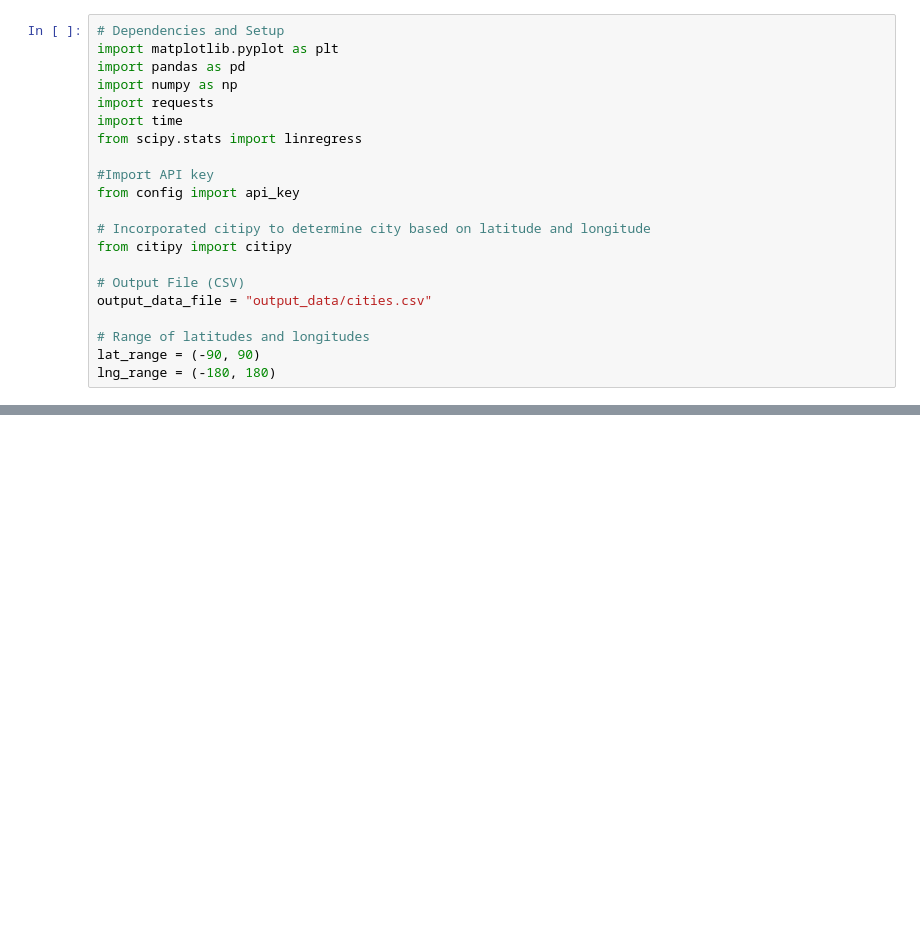
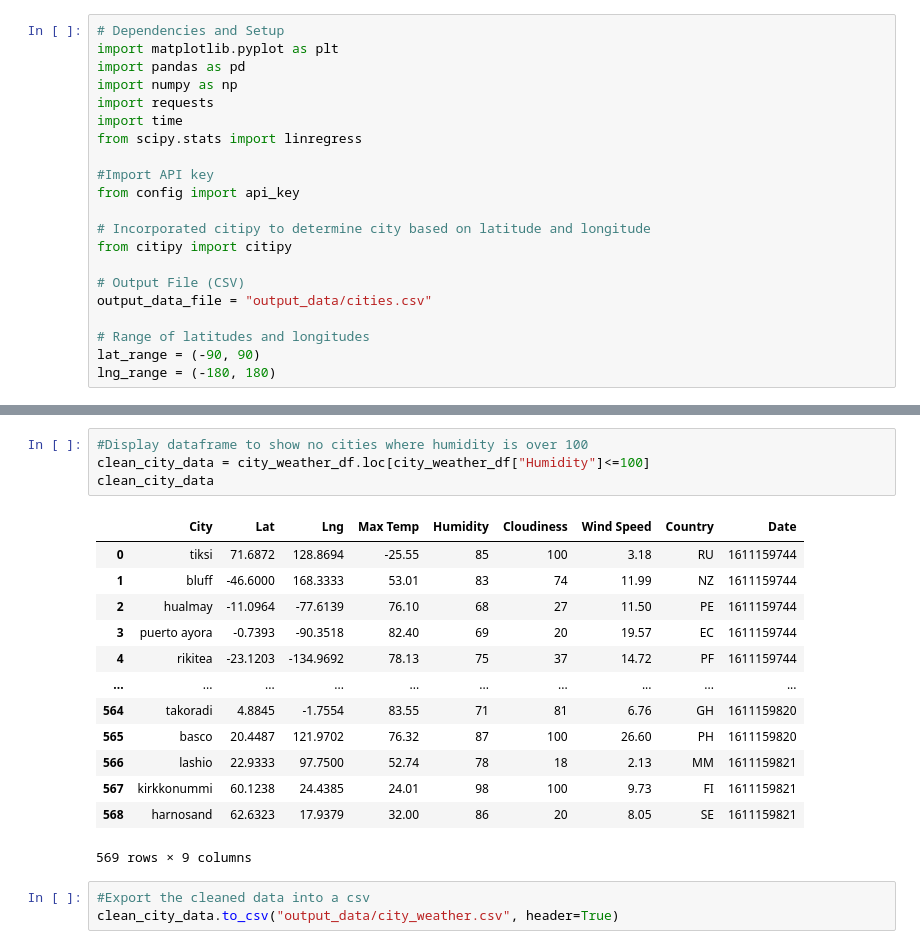
Before and after one commit to wjcutrone/Python-API-Challenge, a Jupyter notebook: Weather_Py/WeatherPy.ipynb, the cells around one changed output, grey strips where cells are left out. Saved outputs shown, nothing was run; the diff lists cells and outputs as text; blank space fills up the shorter version.

Commit message:
updates
created dataframe of city weather and exported as csv.

```diff
--- a/Weather_Py/WeatherPy.ipynb
+++ b/Weather_Py/WeatherPy.ipynb
@@ -123,0 +153,21 @@ city_weather_df.head()
+# %%
+#Display dataframe to show no cities where humidity is over 100
+clean_city_data = city_weather_df.loc[city_weather_df["Humidity"]<=100]
+clean_city_data
+# %% [output]
+|  | City | Lat | Lng | Max Temp | Humidity | Cloudiness | Wind Speed | Country | Date |
+| 0 | tiksi | 71.6872 | 128.8694 | -25.55 | 85 | 100 | 3.18 | RU | 1611159744 |
+| 1 | bluff | -46.6000 | 168.3333 | 53.01 | 83 | 74 | 11.99 | NZ | 1611159744 |
+| 2 | hualmay | -11.0964 | -77.6139 | 76.10 | 68 | 27 | 11.50 | PE | 1611159744 |
+| 3 | puerto ayora | -0.7393 | -90.3518 | 82.40 | 69 | 20 | 19.57 | EC | 1611159744 |
+| 4 | rikitea | -23.1203 | -134.9692 | 78.13 | 75 | 37 | 14.72 | PF | 1611159744 |
+| ... | ... | ... | ... | ... | ... | ... | ... | ... | ... |
+| 564 | takoradi | 4.8845 | -1.7554 | 83.55 | 71 | 81 | 6.76 | GH | 1611159820 |
+| 565 | basco | 20.4487 | 121.9702 | 76.32 | 87 | 100 | 26.60 | PH | 1611159820 |
+| 566 | lashio | 22.9333 | 97.7500 | 52.74 | 78 | 18 | 2.13 | MM | 1611159821 |
+| 567 | kirkkonummi | 60.1238 | 24.4385 | 24.01 | 98 | 100 | 9.73 | FI | 1611159821 |
+| 568 | harnosand | 62.6323 | 17.9379 | 32.00 | 86 | 20 | 8.05 | SE | 1611159821 |
+569 rows × 9 columns
+# %%
+#Export the cleaned data into a csv
+clean_city_data.to_csv("output_data/city_weather.csv", header=True)
```
Also changed, not shown: parts of 5 cells of this notebook, 1 other file.
